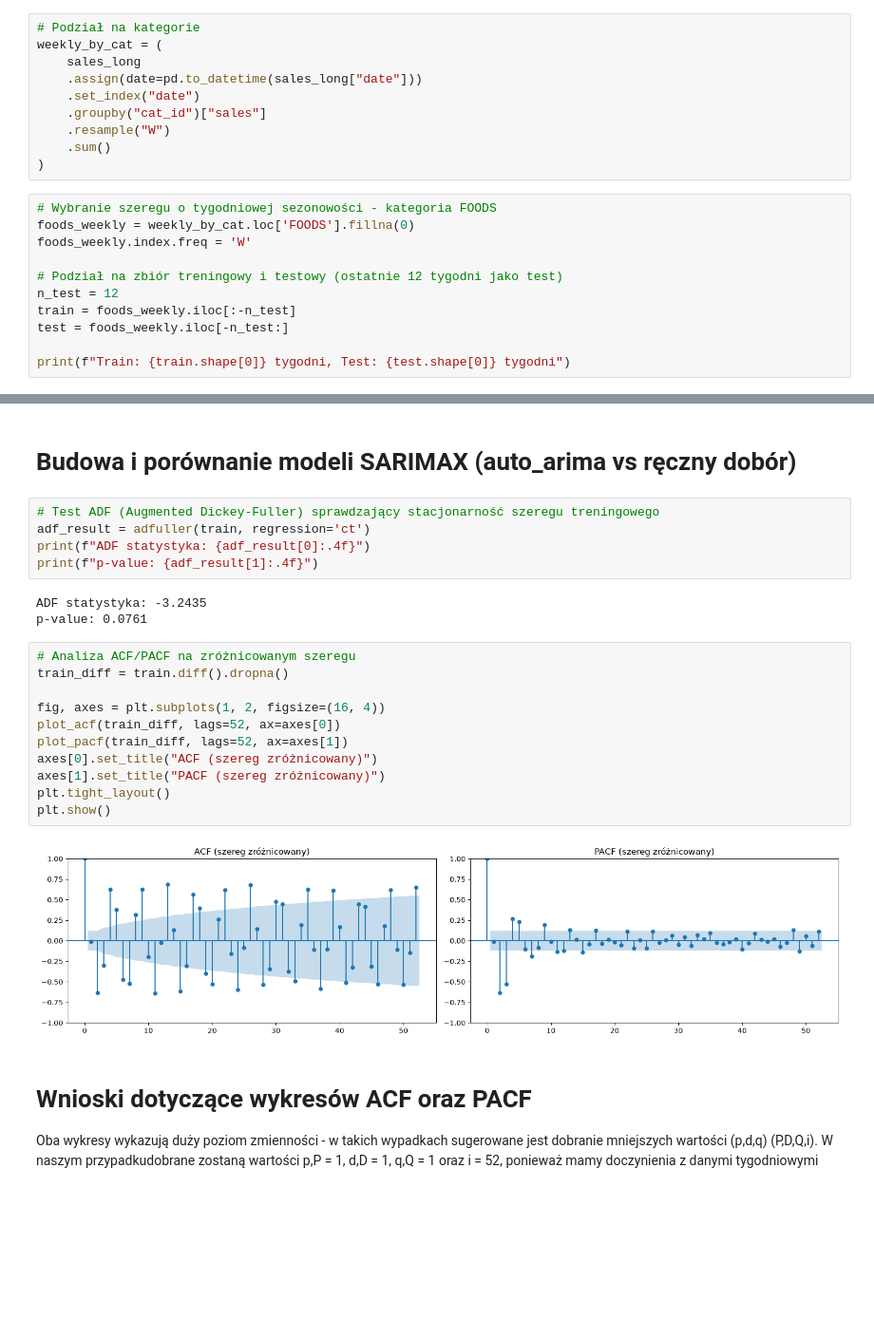
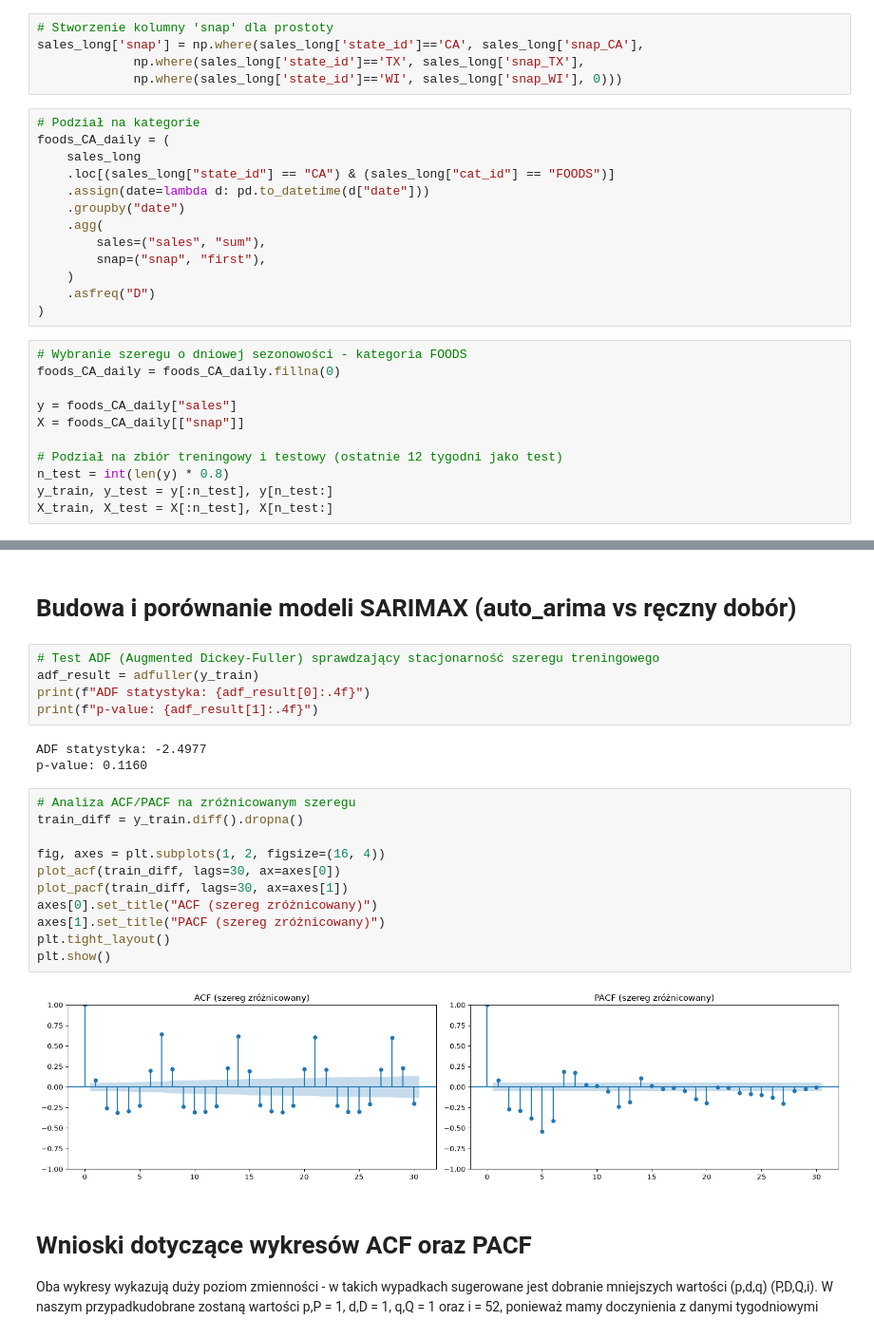
Before and after one commit to JakubOkrzesik/SARIMA-magisterka, a Jupyter notebook: main.ipynb, the cells around one changed output, grey strips where cells are left out. Shown at 95% size. Saved outputs shown, nothing was run; the diff lists cells and outputs as text; blank space fills up the shorter version.

```diff
--- a/main.ipynb
+++ b/main.ipynb
@@ -217,22 +216,30 @@ state_wise_wisconsin.pivot(index="date", columns="store_id", values="sales").rol
 [figure]
+# %%
+# Stworzenie kolumny 'snap' dla prostoty
+sales_long['snap'] = np.where(sales_long['state_id']=='CA', sales_long['snap_CA'],
+             np.where(sales_long['state_id']=='TX', sales_long['snap_TX'],
+             np.where(sales_long['state_id']=='WI', sales_long['snap_WI'], 0)))
 # %%
 # Podział na kategorie
-weekly_by_cat = (
+foods_CA_daily = (
     sales_long
-    .assign(date=pd.to_datetime(sales_long["date"]))
-    .set_index("date")
-    .groupby("cat_id")["sales"]
-    .resample("W")
-    .sum()
+    .loc[(sales_long["state_id"] == "CA") & (sales_long["cat_id"] == "FOODS")]
+    .assign(date=lambda d: pd.to_datetime(d["date"]))
+    .groupby("date")
+    .agg(
+        sales=("sales", "sum"),
+        snap=("snap", "first"),
+    )
+    .asfreq("D")
 )
 # %%
-# Wybranie szeregu o tygodniowej sezonowości - kategoria FOODS
-foods_weekly = weekly_by_cat.loc['FOODS'].fillna(0)
-foods_weekly.index.freq = 'W'
+# Wybranie szeregu o dniowej sezonowości - kategoria FOODS
+foods_CA_daily = foods_CA_daily.fillna(0)
+
+y = foods_CA_daily["sales"]
+X = foods_CA_daily[["snap"]]
 
 # Podział na zbiór treningowy i testowy (ostatnie 12 tygodni jako test)
-n_test = 12
-train = foods_weekly.iloc[:-n_test]
-test = foods_weekly.iloc[-n_test:]
-
-print(f"Train: {train.shape[0]} tygodni, Test: {test.shape[0]} tygodni")
+n_test = int(len(y) * 0.8)
+y_train, y_test = y[:n_test], y[n_test:]
+X_train, X_test = X[:n_test], X[n_test:]
@@ -273,25 +310,25 @@ Wybrany rząd sezonowy (P,D,Q,m): (1, 0, 2, 52)
 # Budowa i porównanie modeli SARIMAX (auto_arima vs ręczny dobór)
 # %%
 # Test ADF (Augmented Dickey-Fuller) sprawdzający stacjonarność szeregu treningowego
-adf_result = adfuller(train, regression='ct')
+adf_result = adfuller(y_train)
 print(f"ADF statystyka: {adf_result[0]:.4f}")
 print(f"p-value: {adf_result[1]:.4f}")
 # %% [output]
-ADF statystyka: -3.2435
-p-value: 0.0761
+ADF statystyka: -2.4977
+p-value: 0.1160
 # %%
 # Analiza ACF/PACF na zróżnicowanym szeregu
-train_diff = train.diff().dropna()
+train_diff = y_train.diff().dropna()
 
 fig, axes = plt.subplots(1, 2, figsize=(16, 4))
-plot_acf(train_diff, lags=52, ax=axes[0])
-plot_pacf(train_diff, lags=52, ax=axes[1])
+plot_acf(train_diff, lags=30, ax=axes[0])
+plot_pacf(train_diff, lags=30, ax=axes[1])
 axes[0].set_title("ACF (szereg zróżnicowany)")
 axes[1].set_title("PACF (szereg zróżnicowany)")
 plt.tight_layout()
 plt.show()
 # %% [output]
-[figure, old version]
+[figure, new version]
 # %% [markdown]
 # Wnioski dotyczące wykresów ACF oraz PACF
 Oba wykresy wykazują duży poziom zmienności - w takich wypadkach sugerowane jest dobranie mniejszych wartości (p,d,q) (P,D,Q,i).
```
Also changed, not shown: parts of 11 cells of this notebook.
